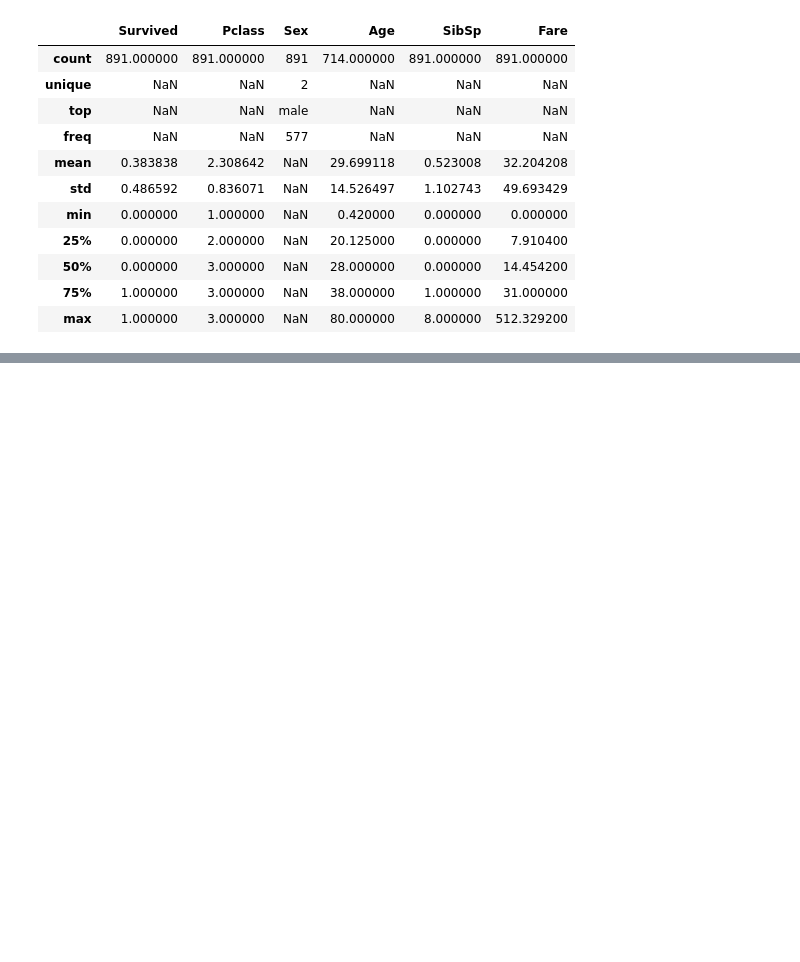
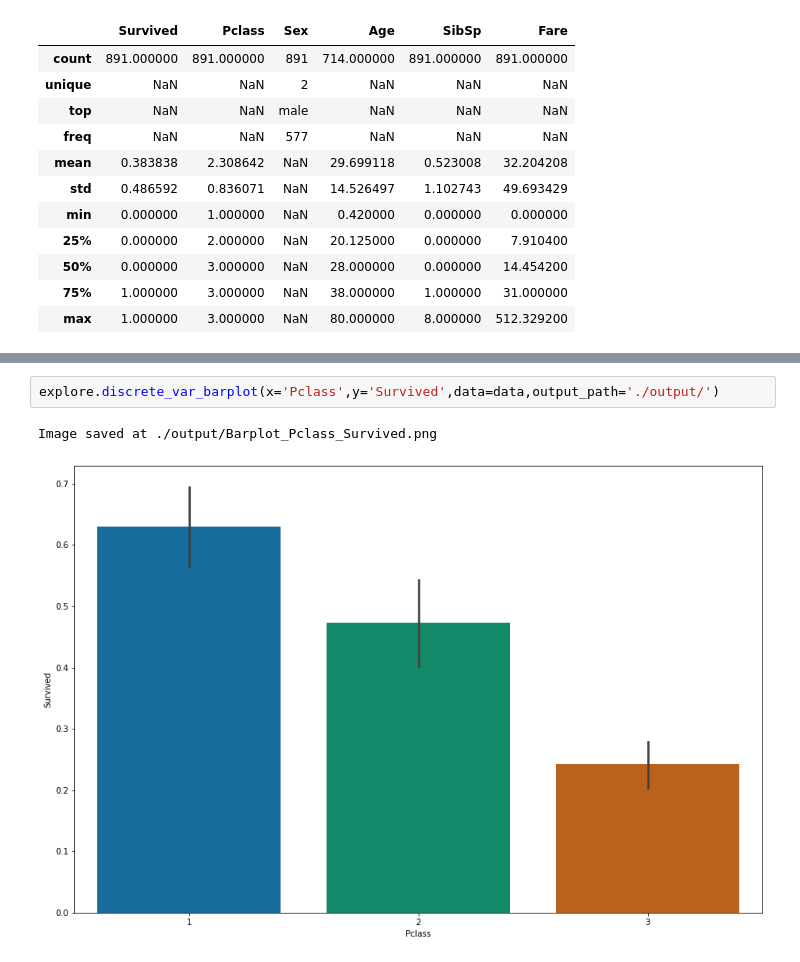
Before and after one commit to onlyabhilash/A-FeatureEngg, a Jupyter notebook: feature-engineering-and-feature-selection-master/1_Demo_Data_Explore.ipynb, the cells around one changed output, grey strips where cells are left out. Drawn from its saved outputs; the diff is of its cells as text; blank space fills up the shorter version.

```diff
--- a/feature-engineering-and-feature-selection-master/1_Demo_Data_Explore.ipynb
+++ b/feature-engineering-and-feature-selection-master/1_Demo_Data_Explore.ipynb
@@ -55,0 +59,5 @@ result saved at: ./output/describe.csv
+# %%
+explore.discrete_var_barplot(x='Pclass',y='Survived',data=data,output_path='./output/')
+# %% [output]
+Image saved at ./output/Barplot_Pclass_Survived.png
+[figure, added]
```
Also changed, not shown: parts of 13 cells of this notebook, 7 other files.
